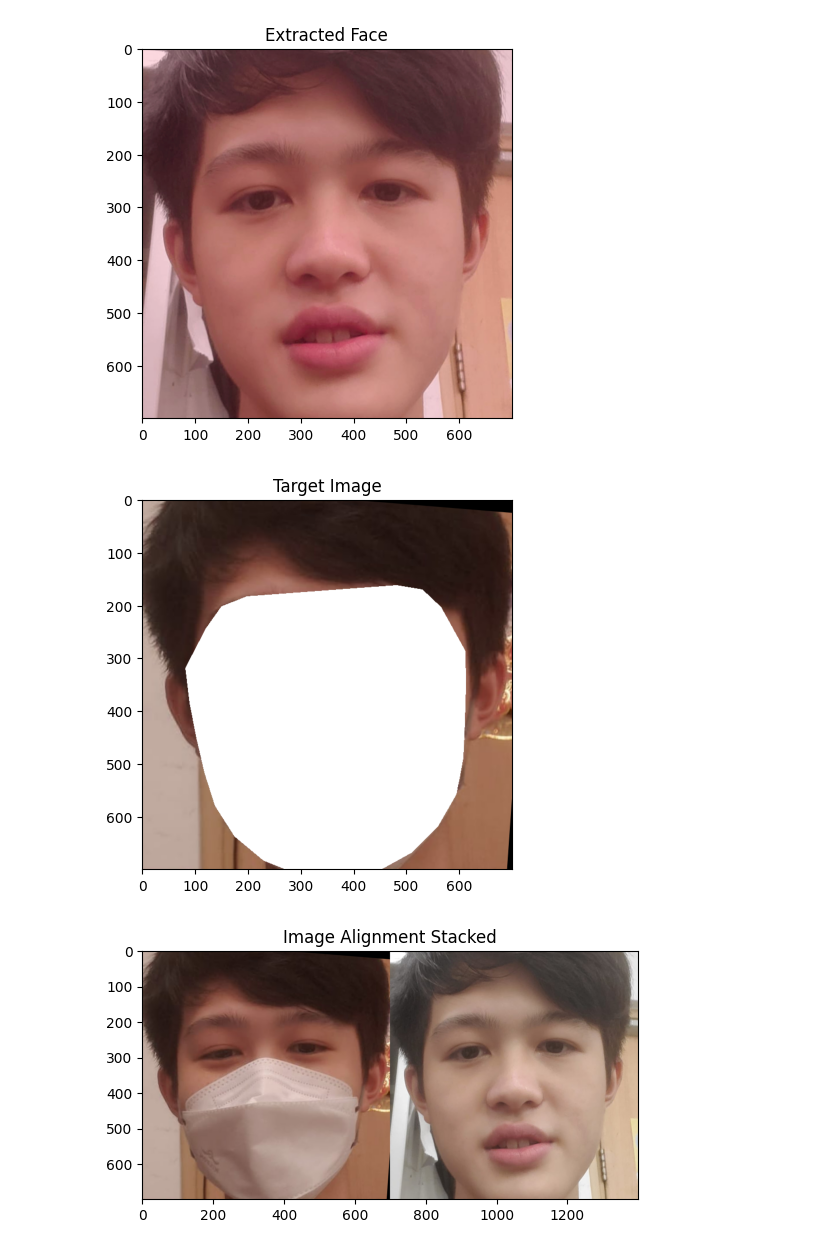
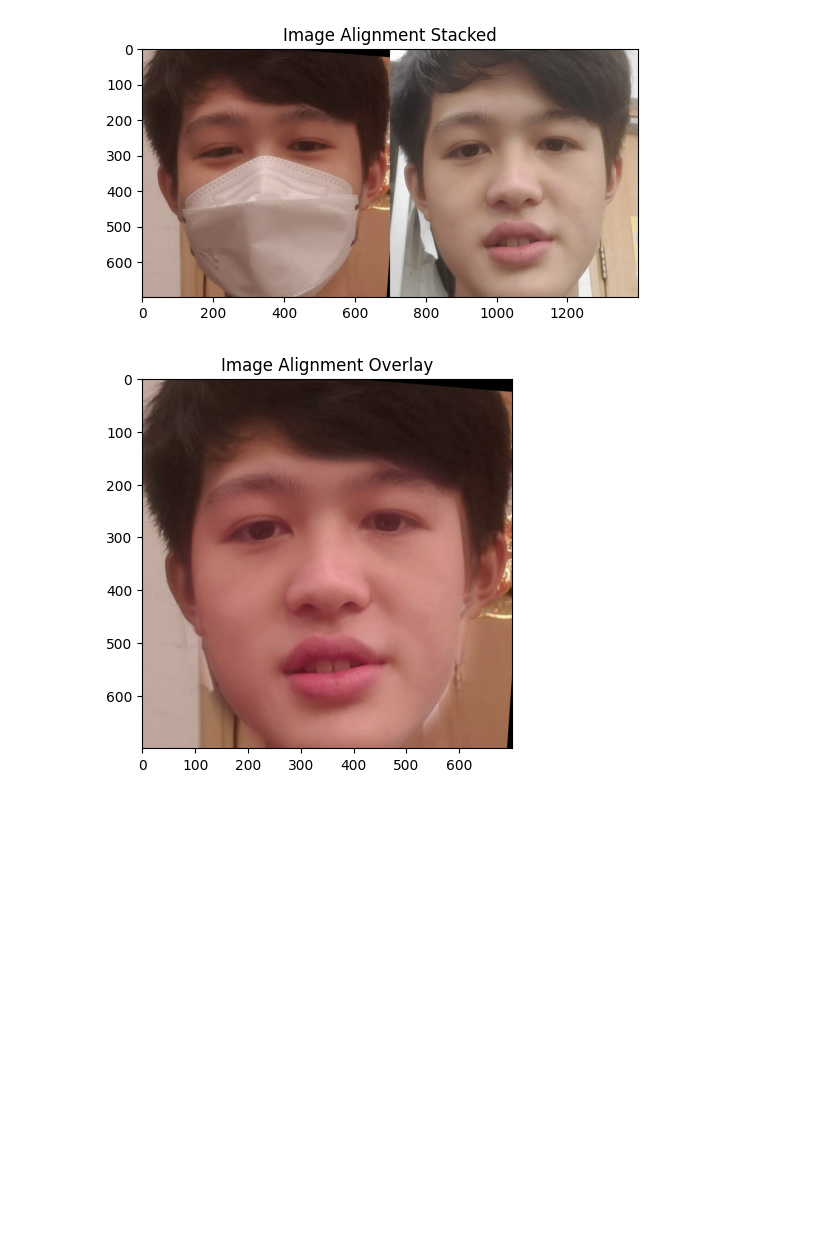
Before and after one commit to Henry-Loi/Mask-Removal-AI, a Jupyter notebook: image_registration.ipynb, the cells around one changed output. Saved outputs shown, nothing was run; the diff lists cells and outputs as text; code cells hidden in the pictures; blank space fills up the shorter version.

Commit message:
finis edge feathering

```diff
--- a/image_registration.ipynb
+++ b/image_registration.ipynb
@@ -16,13 +18,13 @@ import matplotlib.pyplot as plt
 # %%
 # helper function
-def plt_imshow(title, image):
+def plt_imshow(title, image, cmap='gray'):
     # convert the image frame BGR to RGB color space and display it
     if image.shape[-1] == 3:
         image = cv2.cvtColor(image, cv2.COLOR_BGR2RGB)
     elif image.shape[-1] == 4:
         image = cv2.cvtColor(image, cv2.COLOR_BGRA2RGBA)
 
-    plt.imshow(image)
+    plt.imshow(image, cmap='gray')
     plt.title(title)
     plt.grid(False)
     plt.show()
@@ -128,22 +130,23 @@ class ImageRegistrar:
         # make background transparent
         face_img = set_transparent(face_img)
 
-        face_img = self.color_correction(image, target_image, mask, show_result=False)
+        if show:
+            plt_imshow("Extracted Face", face_img)
+
+        face_img = self.color_intensity_correction(image, target_image, mask, show_result=False)
         ## set target image to black (only mask part is extracted)
         target_image = cv2.cvtColor(target_image, cv2.COLOR_BGR2BGRA)
         target_image[mask, 3] = 0
 
         if show:
-            plt_imshow("Extracted Face", face_img)
             plt_imshow("Target Image", target_image)
 
 
-        output = target_image
-        output[mask] = face_img[mask]
+        output = face_img
 
         return output
 
-    def color_correction(self, foreground, background, mask, show_result=False):
+    def color_intensity_correction(self, foreground, background, mask_idx, show_result=False):
         foreground_lab = cv2.cvtColor(foreground, cv2.COLOR_BGR2LAB)
         background_lab = cv2.cvtColor(background, cv2.COLOR_BGR2LAB)
 
@@ -166,12 +169,33 @@ class ImageRegistrar:
             corrected_foreground_lab = corrected_foreground_lab.astype('uint8')
 
         corrected_foreground = cv2.cvtColor(corrected_foreground_lab, cv2.COLOR_LAB2BGR)
+
+        # Create a mask of the foreground
+        mask = np.zeros(foreground.shape[:2], np.uint8)
+        mask[mask_idx] = 255
+
+        # dilate the mask to smooth the edges
+        kernel = cv2.getStructuringElement(cv2.MORPH_CROSS, (9,9))
+        mask = cv2.dilate(mask, kernel, iterations=2)
+
+        # Apply Gaussian blur to the mask
+        mask_blurred = cv2.GaussianBlur(mask, (111, 111), 0)
+
         if show_result:
-            background[mask] = corrected_foreground[mask]
-            merged_image = background
+            plt_imshow("mask", mask_blurred)
+
+        feathered = cv2.cvtColor(mask_blurred, cv2.COLOR_GRAY2BGR).astype('float64')/255
+        corrected_foreground = corrected_foreground.astype('float64')/255
+        background = background.astype('float64')/255
+        feathered = background * (1 - feathered) + corrected_foreground * feathered
+        feathered = (feathered * 255).astype('uint8')
+
+        merged_image = feathered
+
+        if show_result:
             plt_imshow("Result", merged_image)
 
-        return cv2.cvtColor(corrected_foreground, cv2.COLOR_BGR2BGRA)
+        return cv2.cvtColor(merged_image, cv2.COLOR_BGR2BGRA)
 # %%
 # construct the argument parser and parse the arguments
 image_path = "img/me_with_mask.jpg"
@@ -197,34 +221,33 @@ template = template[area2.y:area2.y+area2.height, area2.x:area2.x+area2.width]
 image = imutils.resize(image, width=700, height=700)
 template = imutils.resize(template, width=700, height=700)
 
 # align the images
 image_registrar = ImageRegistrar(LandmarkExtractor("shape_predictor_68_face_landmarks.dat"))
 
 print("[INFO] aligning images...")
 aligned = image_registrar.align_images(image, template, show=False)
 
 # our first output visualization of the image alignment will be a
 # side-by-side comparison of the output aligned image and the
 # template
 stacked = np.hstack([aligned, template])
 
 # our second image alignment visualization will be *overlaying* the
 # aligned image on the template, that way we can obtain an idea of
 # how good our image alignment is
-output = image_registrar.extract_face(template, aligned, with_line=False, show=True)
+output = image_registrar.extract_face(template, aligned, with_line=False, show=False)
 
 # show the two output image alignment visualizations
 plt_imshow("Image Alignment Stacked", stacked)
 plt.show()
 
 plt_imshow("Image Alignment Overlay", output)
 plt.show()
 # %% [output]
 x: 524  y: 810  Size: (467,467)
 x: 325  y: 513  Size: (860,860)
 [INFO] loading images...
 [INFO] aligning images...
 !! No face detected !!
-[figure, old version]
+[figure, new version]
-[figure, old version]
+[figure, new version]
-[figure, removed]
```
Also changed, not shown: parts of 2 cells of this notebook.
